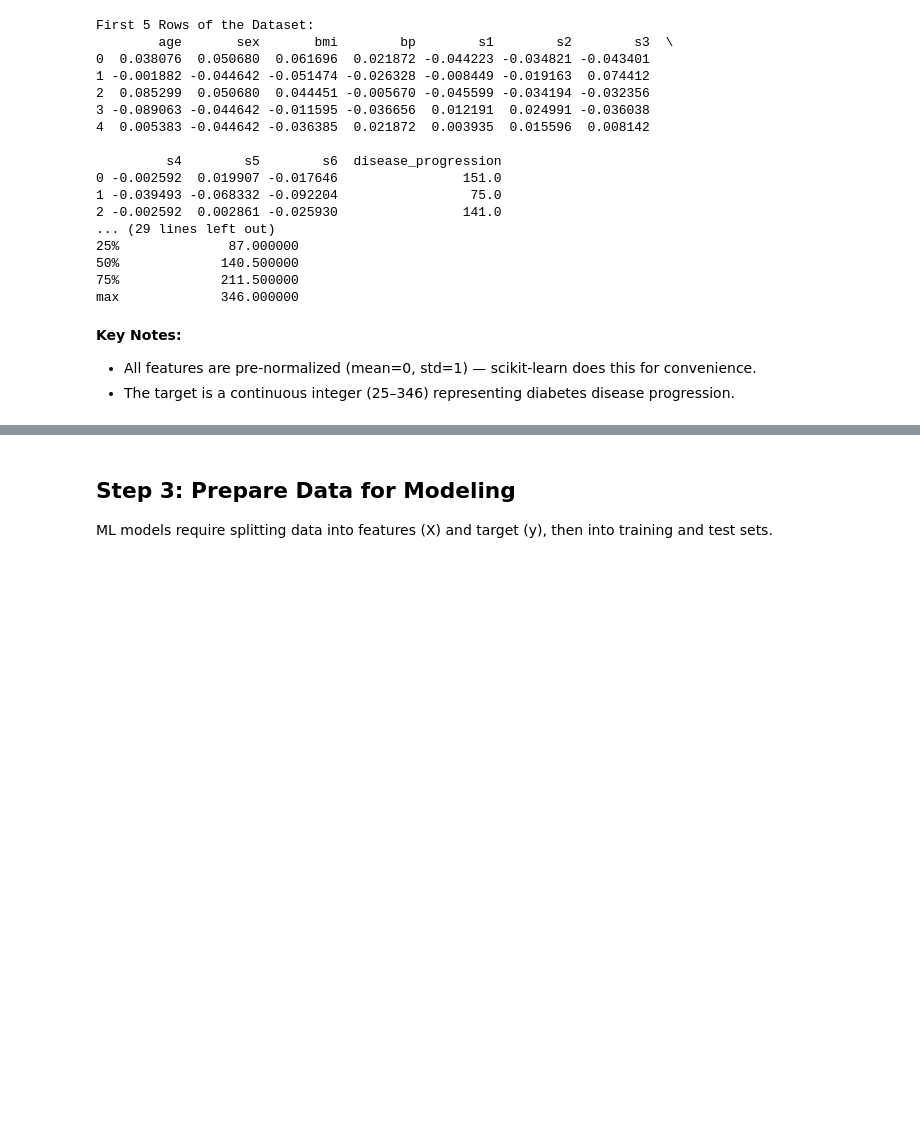
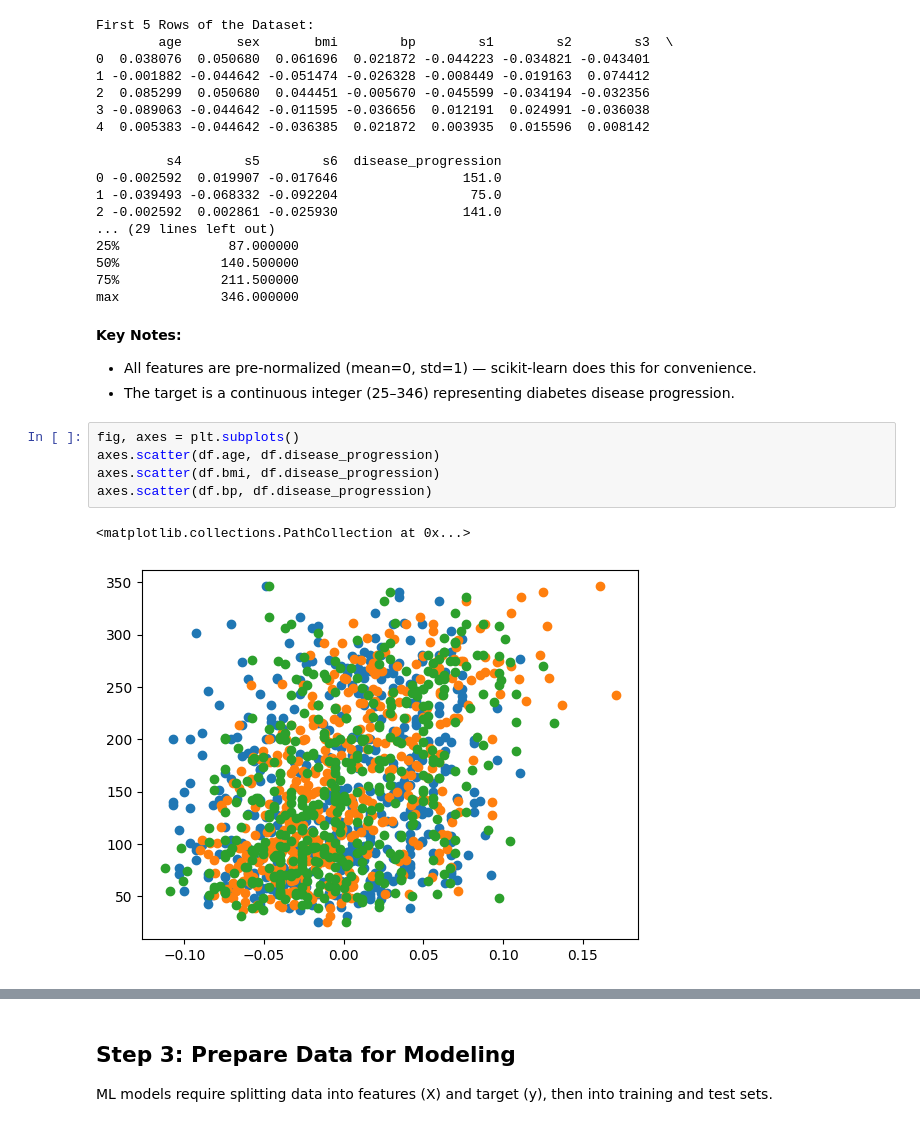
Before and after one commit to mingewang/introduction_ai_ml, a Jupyter notebook: Supervised-Learning/regression/diabetes.ipynb, the cells around one changed output, grey strips where cells are left out. Cells and saved outputs as stored; diff of their text form; blank space fills up the shorter version.

```diff
--- a/Supervised-Learning/regression/diabetes.ipynb
+++ b/Supervised-Learning/regression/diabetes.ipynb
@@ -132,3 +136,11 @@ max             346.000000
 **Key Notes:**
 - All features are pre-normalized (mean=0, std=1) — scikit-learn does this for convenience.
 - The target is a continuous integer (25–346) representing diabetes disease progression.
+# %%
+fig, axes = plt.subplots()
+axes.scatter(df.age, df.disease_progression)
+axes.scatter(df.bmi, df.disease_progression)
+axes.scatter(df.bp, df.disease_progression)
+# %% [output]
+<matplotlib.collections.PathCollection at 0x...>
+[figure, added]
```
Also changed, not shown: parts of 6 cells of this notebook.
